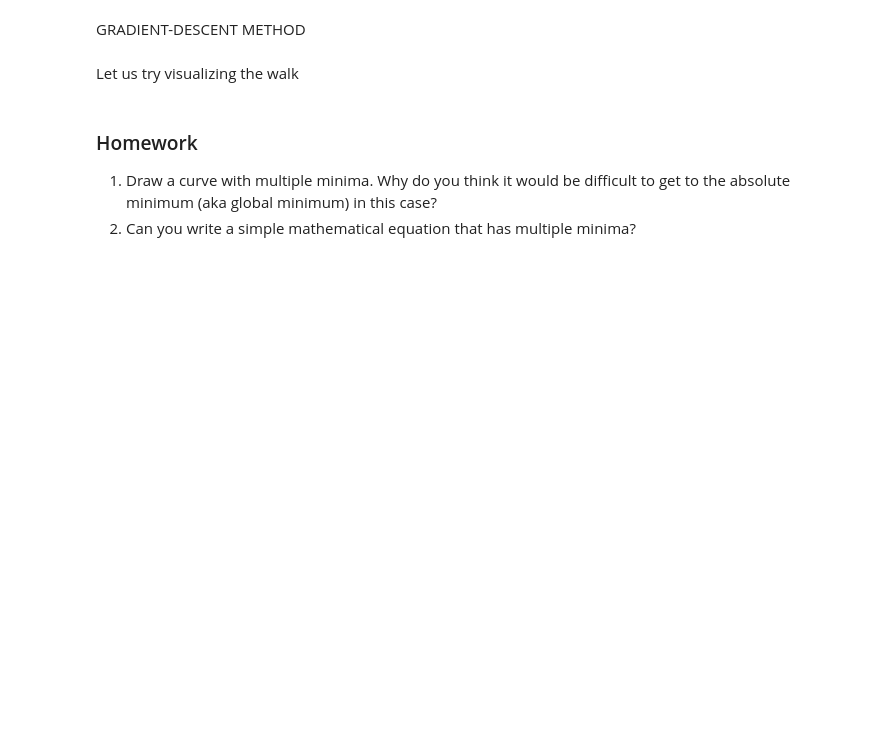
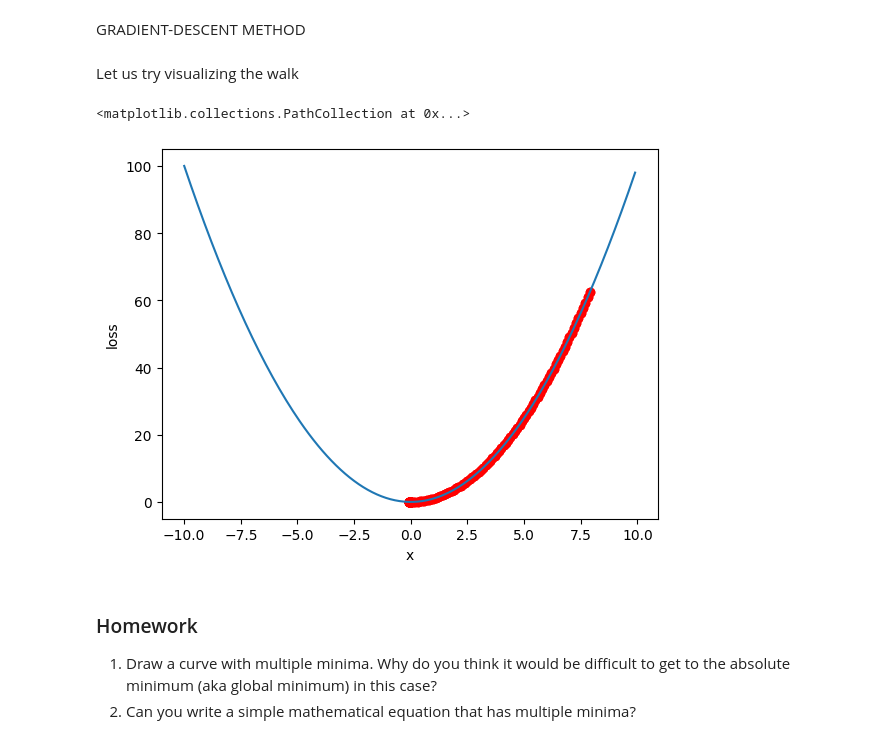
Before and after one commit to sj2609/Introduction-to-Computational-Statistics-and-Statistical-Learning, a Jupyter notebook: CSSL_04_Introduction_to_optimization.ipynb, the cells around one changed output. Drawn from its saved outputs; the diff is of its cells as text; code cells hidden in the pictures; blank space fills up the shorter version.

```diff
--- a/CSSL_04_Introduction_to_optimization.ipynb
+++ b/CSSL_04_Introduction_to_optimization.ipynb
@@ -69,16 +69,44 @@ alpha=0.1
 
 # Store steps for plotting
 steps = []
-
+step_size = 0.1
 # Create a loop for the repetition step and move downhill in each step
 
 for s in range(100):
+  '''slope = 2*x
+  #x = x -slope* alpha     # to control the movement downward the curve, we use alpha
+  if slope>0:
+    next_x = x - step_size
+    steps.append(next_x)
+    x=next_x
+  elif slope<0:
+    next_x = x + step_size
+    steps.append(next_x)
+    x=next_x
+  else:
+    break
+  steps.append(x)
+  x = next_x'''
+
   slope = 2*x
-  x = x -slope* alpha     # to control the movement downward the curve, we use alpha
+
+
+# factor to control how fast you reach the minima is called the learning rate
+learning_rate =0.01
 # %% [markdown]
 Let us try visualizing the walk
 # %%
 # Plot the curve and the steps that you took to reach the minimum
+# Plot
+
+fig,ax = plt.subplots()
+ax.plot(x_value_array,y_value_array)
+ax.set_xlabel('x')
+ax.set_ylabel('loss')
+plt.scatter(steps, loss_func(np.array(steps)) ,color='red')
+# %% [output]
+<matplotlib.collections.PathCollection at 0x...>
+[figure, added]
 # %% [markdown]
 ### Homework
 1. Draw a curve with multiple minima. Why do you think it would be difficult to get to the absolute minimum (aka global minimum) in this case?
```
Also changed, not shown: parts of 5 cells of this notebook.
